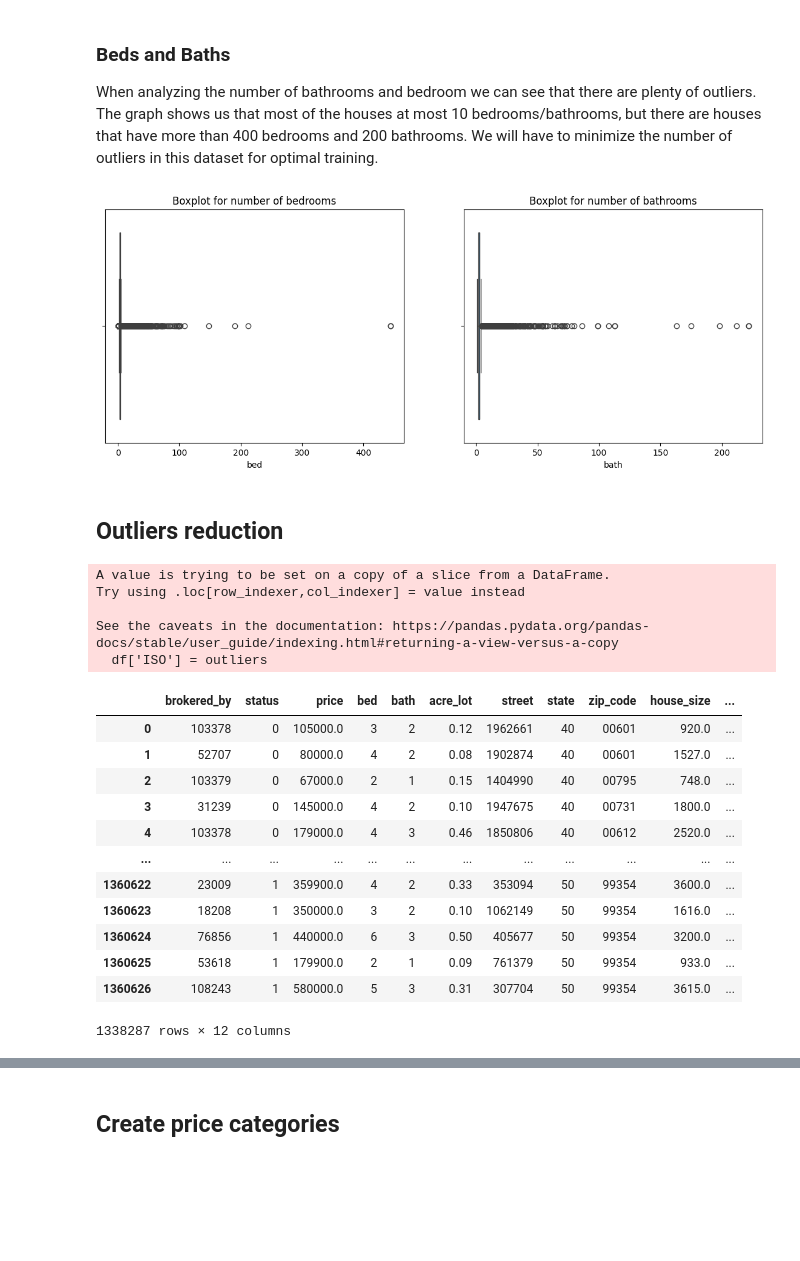
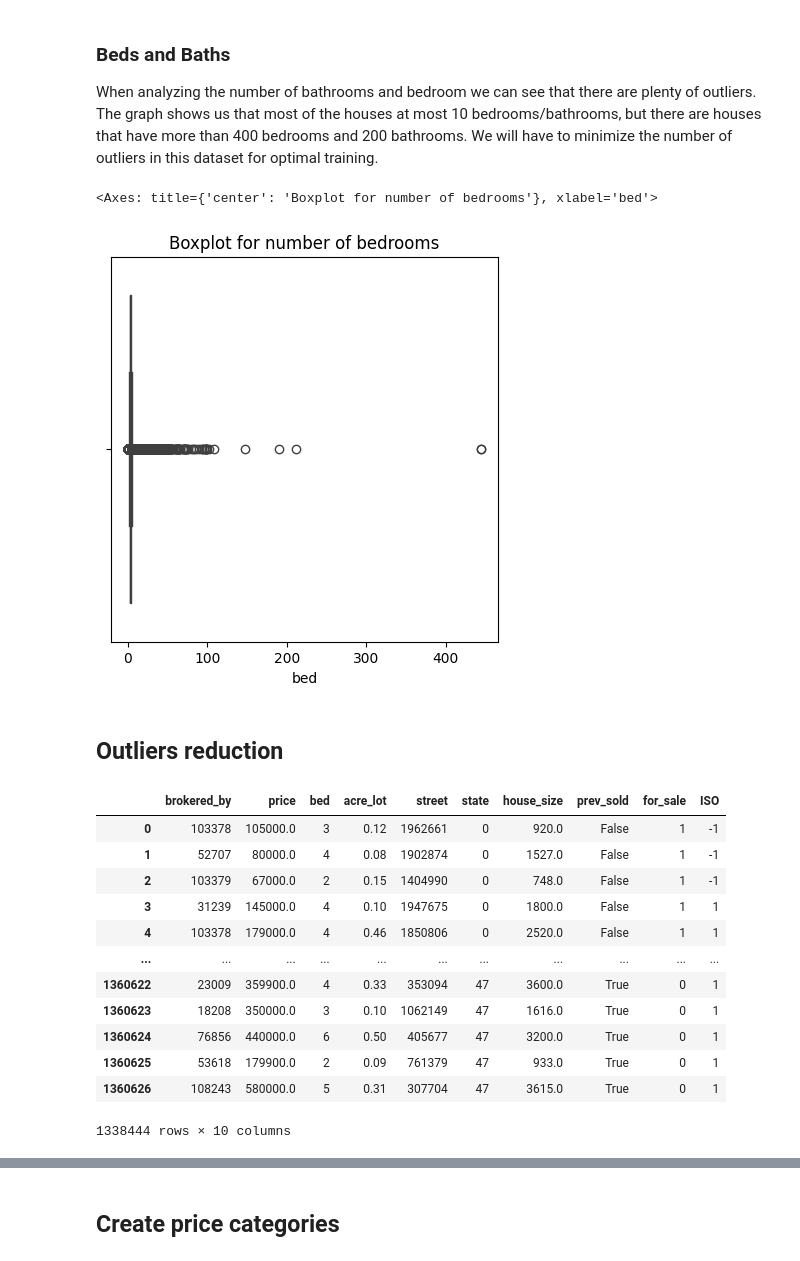
Before and after one commit to hungdojan/nml2024, a Jupyter notebook: main.ipynb, the cells around one changed output, grey strips where cells are left out. Drawn from its saved outputs; the diff is of its cells as text; code cells hidden in the pictures; blank space fills up the shorter version.

```diff
--- a/main.ipynb
+++ b/main.ipynb
@@ -18,7 +38,7 @@ import pandas as pd
 import numpy as np
 import seaborn as sns
 
-df = pd.read_csv("realtor-data.csv")
+df = pd.read_csv("/content/cn/realtor-data.csv")
 df.head()
 # %% [output]
 |  | brokered_by | status | price | bed | bath | acre_lot | street | city | state | zip_code | ... |
@@ -83,12 +104,11 @@ In this section we will focus on two things:
 # drop rows with missing values
 df = df.dropna(subset=['price', 'state', 'zip_code', 'house_size', 'acre_lot'])
 df = df.loc[(df['bed'].notna()) & (df['bath'].notna())].reset_index(drop=True)
-df = df.drop(['city'], axis=1) # dropped as its tied to the zip code
 
 # fix some data
 df['brokered_by'] = df['brokered_by'].fillna(-1)
 df['street'] = df['street'].fillna(-1)
-df['prev_sold_date'] = df['prev_sold_date'].notna()
+df['prev_sold'] = df['prev_sold_date'].notna()
 df['zip_code'] = df['zip_code'].astype(int).astype(str)
 df['zip_code'] = df['zip_code'].str.pad(5, 'left', '0')
 df
@@ -110,11 +130,17 @@ df
 #### Optimize data types
 # %%
 df['brokered_by'] = df['brokered_by'].astype(int)
-df['status'] = df['status'].astype('category')
+df['for_sale'] = df['status'].astype('category').cat.rename_categories({'sold': 0, 'for_sale': 1})
 df['bed'] = df['bed'].astype(int)
 df['bath'] = df['bath'].astype(int)
 df['street'] = df['street'].astype(int)
 df['state'] = df['state'].astype('category')
+df['city'] = df['city'].astype('category')
+usa_state_mapping = {st:i for i, st in enumerate(df['state'].unique())}
+df['state'] = df['state'].cat.rename_categories(usa_state_mapping)
+usa_city_mapping = {st:i for i, st in enumerate(df['city'].unique())}
+df['city'] = df['city'].cat.rename_categories(usa_city_mapping)
+df = df.drop(['status', 'prev_sold_date'], axis=1)
 df.info()
 # %% [output]
 <class 'pandas.core.frame.DataFrame'>
@@ -138,5 +172,7 @@ memory usage: 86.9+ MB
 # %% [markdown]
 We manage to reduce the size of the dataset from **203.8MB+** to **86.9MB**.
+# %%
+df = df.drop(['city', 'zip_code', 'bath'], axis=1) # dropped as its tied to the zip code
 # %% [markdown]
 ## Statistics
 
@@ -230,45 +268,37 @@ The graph shows us that most of the houses at most 10 bedrooms/bathrooms, but th
 have more than 400 bedrooms and 200 bathrooms. We will have to minimize the number of outliers in
 this dataset for optimal training.
 # %%
-f, ax = plt.subplots(1, 2, figsize=(14, 5))
-ax[0].set_title("Boxplot for number of bedrooms")
-ax[1].set_title("Boxplot for number of bathrooms")
-sns.boxplot(df, x='bed', ax=ax[0])
-_ = sns.boxplot(df, x='bath', ax=ax[1])
+f, ax = plt.subplots(1, 1, figsize=(5, 5))
+ax.set_title("Boxplot for number of bedrooms")
+sns.boxplot(df, x='bed', ax=ax)
 # %% [output]
+<Axes: title={'center': 'Boxplot for number of bedrooms'}, xlabel='bed'>
-[figure, old version]
+[figure, new version]
 # %% [markdown]
 ## Outliers reduction
 # %%
 from sklearn.ensemble import IsolationForest
 
-df['status'] = df['status'].cat.rename_categories([0, 1])
-df['state'] = df['state'].cat.rename_categories(list(range(len(df['state'].unique()))))
-df = df.loc[(df['price'] > 1e4) & (df['price'] < 3e6) & (df['acre_lot'] > 0) & (df['house_size'] > 0) & (df['bed'] <= 15) & (df['bath'] <= 15)]
+df = df.loc[(df['price'] > 1e4) & (df['price'] < 3e6) & (df['acre_lot'] > 0) & (df['house_size'] > 0) & (df['bed'] <= 15)]
 
 iso = IsolationForest(contamination=0.1)
-outliers = iso.fit_predict(df[list(set(df.columns) - {'brokered_by', 'street', 'zip_code'})])
+outliers = iso.fit_predict(df[list(set(df.columns) - {'brokered_by', 'street'})])
 df['ISO'] = outliers
 df
 # %% [output]
+|  | brokered_by | price | bed | acre_lot | street | state | house_size | prev_sold | for_sale | ISO |
+| 0 | 103378 | 105000.0 | 3 | 0.12 | 1962661 | 0 | 920.0 | False | 1 | -1 |
+| 1 | 52707 | 80000.0 | 4 | 0.08 | 1902874 | 0 | 1527.0 | False | 1 | -1 |
+| 2 | 103379 | 67000.0 | 2 | 0.15 | 1404990 | 0 | 748.0 | False | 1 | -1 |
+| 3 | 31239 | 145000.0 | 4 | 0.10 | 1947675 | 0 | 1800.0 | False | 1 | 1 |
+| 4 | 103378 | 179000.0 | 4 | 0.46 | 1850806 | 0 | 2520.0 | False | 1 | 1 |
+| ... | ... | ... | ... | ... | ... | ... | ... | ... | ... | ... |
+| 1360622 | 23009 | 359900.0 | 4 | 0.33 | 353094 | 47 | 3600.0 | True | 0 | 1 |
+| 1360623 | 18208 | 350000.0 | 3 | 0.10 | 1062149 | 47 | 1616.0 | True | 0 | 1 |
+| 1360624 | 76856 | 440000.0 | 6 | 0.50 | 405677 | 47 | 3200.0 | True | 0 | 1 |
+| 1360625 | 53618 | 179900.0 | 2 | 0.09 | 761379 | 47 | 933.0 | True | 0 | 1 |
+| 1360626 | 108243 | 580000.0 | 5 | 0.31 | 307704 | 47 | 3615.0 | True | 0 | 1 |
-A value is trying to be set on a copy of a slice from a DataFrame.
-Try using .loc[row_indexer,col_indexer] = value instead
-
-See the caveats in the documentation: https://pandas.pydata.org/pandas-docs/stable/user_guide/indexing.html#returning-a-view-versus-a-copy
-  df['ISO'] = outliers
+1338444 rows × 10 columns
-|  | brokered_by | status | price | bed | bath | acre_lot | street | state | zip_code | house_size | ... |
-| 0 | 103378 | 0 | 105000.0 | 3 | 2 | 0.12 | 1962661 | 40 | 00601 | 920.0 | ... |
-| 1 | 52707 | 0 | 80000.0 | 4 | 2 | 0.08 | 1902874 | 40 | 00601 | 1527.0 | ... |
-| 2 | 103379 | 0 | 67000.0 | 2 | 1 | 0.15 | 1404990 | 40 | 00795 | 748.0 | ... |
-| 3 | 31239 | 0 | 145000.0 | 4 | 2 | 0.10 | 1947675 | 40 | 00731 | 1800.0 | ... |
-| 4 | 103378 | 0 | 179000.0 | 4 | 3 | 0.46 | 1850806 | 40 | 00612 | 2520.0 | ... |
-| ... | ... | ... | ... | ... | ... | ... | ... | ... | ... | ... | ... |
-| 1360622 | 23009 | 1 | 359900.0 | 4 | 2 | 0.33 | 353094 | 50 | 99354 | 3600.0 | ... |
-| 1360623 | 18208 | 1 | 350000.0 | 3 | 2 | 0.10 | 1062149 | 50 | 99354 | 1616.0 | ... |
-| 1360624 | 76856 | 1 | 440000.0 | 6 | 3 | 0.50 | 405677 | 50 | 99354 | 3200.0 | ... |
-| 1360625 | 53618 | 1 | 179900.0 | 2 | 1 | 0.09 | 761379 | 50 | 99354 | 933.0 | ... |
-| 1360626 | 108243 | 1 | 580000.0 | 5 | 3 | 0.31 | 307704 | 50 | 99354 | 3615.0 | ... |
-1338287 rows × 12 columns
 # %%
 df = df.loc[df['ISO'] == 1]
 df.describe()
```
Also changed, not shown: parts of 33 cells of this notebook.
